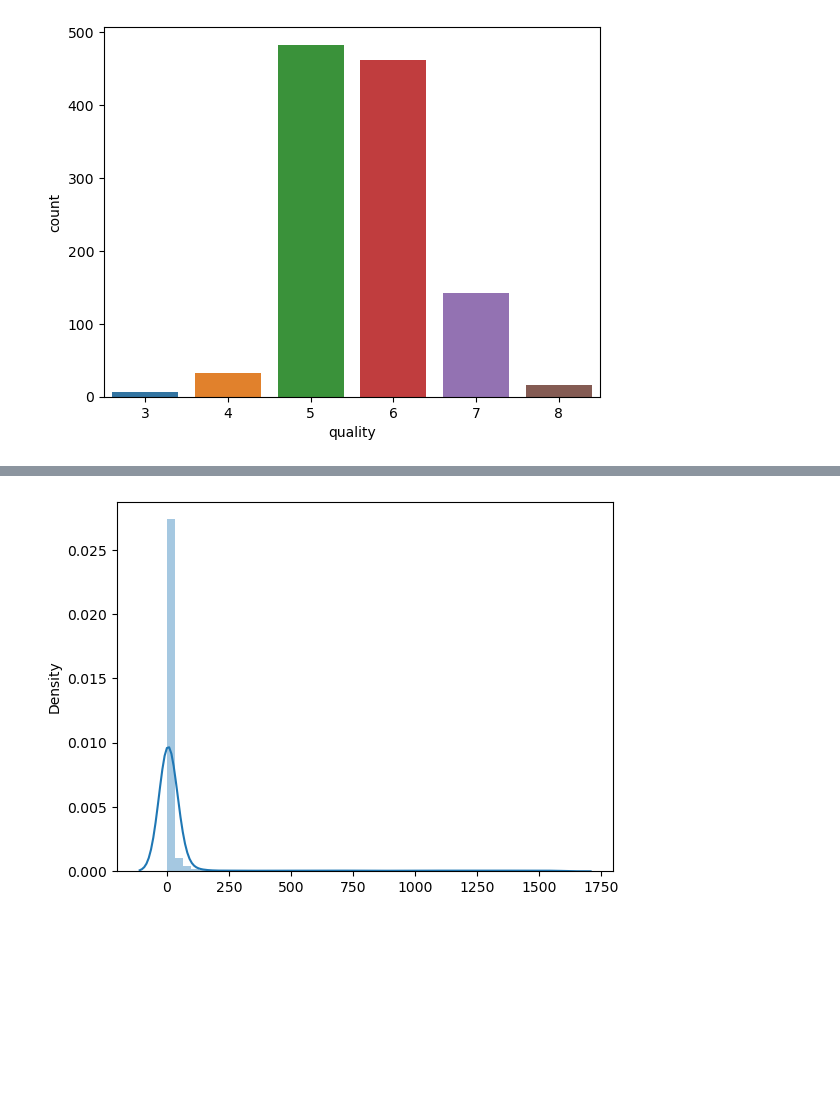
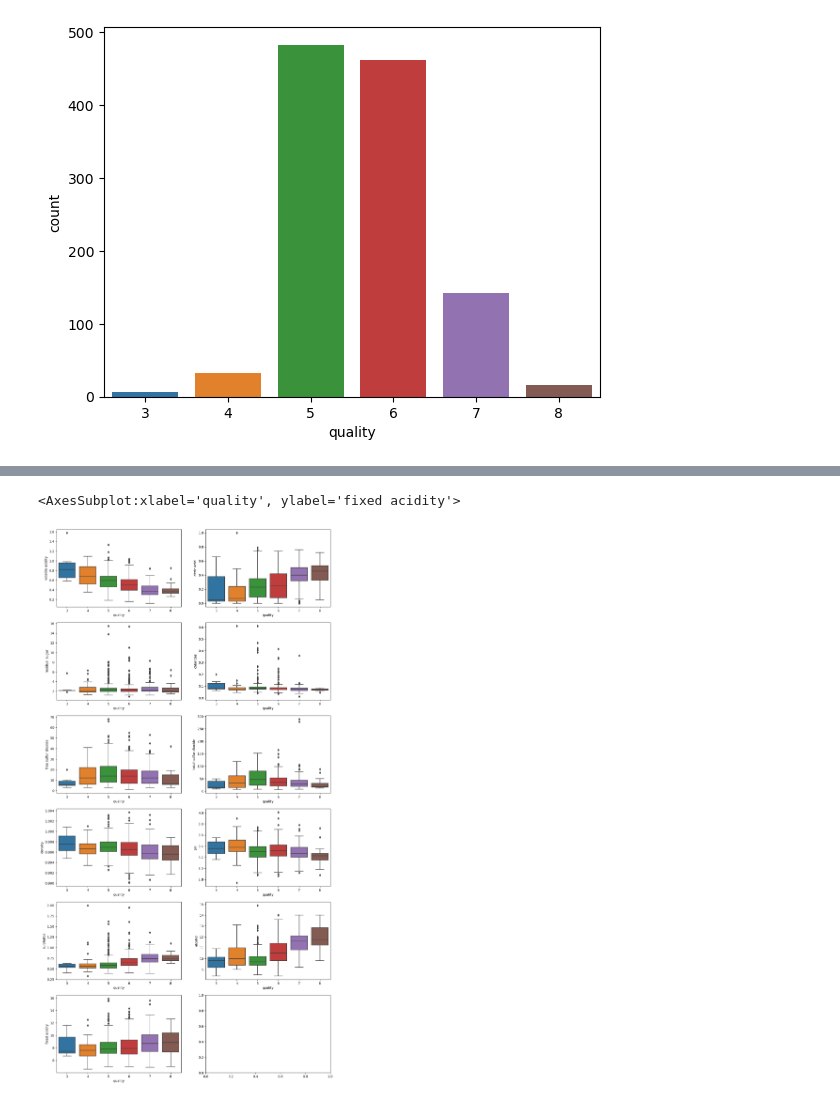
Before and after one commit to NancyArmah/Wine_Quality_Classification, a Jupyter notebook: wine_quality.ipynb, the cells around one changed output, grey strips where cells are left out. Saved outputs shown, nothing was run; the diff lists cells and outputs as text; code cells hidden in the pictures; blank space fills up the shorter version.

```diff
--- a/wine_quality.ipynb
+++ b/wine_quality.ipynb
@@ -124,5 +171,19 @@ plt.show()
+# %%
+fig,ax=plt.subplots(6,2,figsize=(15,30))
+sns.boxplot(x=data.quality,y=data['volatile acidity'],ax=ax[0][0])
+sns.boxplot(x=data.quality,y=data['citric acid'],ax=ax[0][1])
+sns.boxplot(x=data.quality,y=data['residual sugar'],ax=ax[1][0])
+sns.boxplot(x=data.quality,y=data['chlorides'],ax=ax[1][1])
+sns.boxplot(x=data.quality,y=data['free sulfur dioxide'],ax=ax[2][0])
+sns.boxplot(x=data.quality,y=data['total sulfur dioxide'],ax=ax[2][1])
+sns.boxplot(x=data.quality,y=data['density'],ax=ax[3][0])
+sns.boxplot(x=data.quality,y=data['pH'],ax=ax[3][1])
+sns.boxplot(x=data.quality,y=data['sulphates'],ax=ax[4][0])
+sns.boxplot(x=data.quality,y=data['alcohol'],ax=ax[4][1])
+sns.boxplot(x=data.quality,y=data['fixed acidity'],ax=ax[5][0])
+# %% [output]
+<AxesSubplot:xlabel='quality', ylabel='fixed acidity'>
+[figure, added]
 # %%
-sns.distplot(data)
-plt.show()
+X=data.drop('quality', axis=1)
+y=data['quality']
-# %% [output]
-[figure, removed]
```
Also changed, not shown: parts of 27 cells of this notebook.
